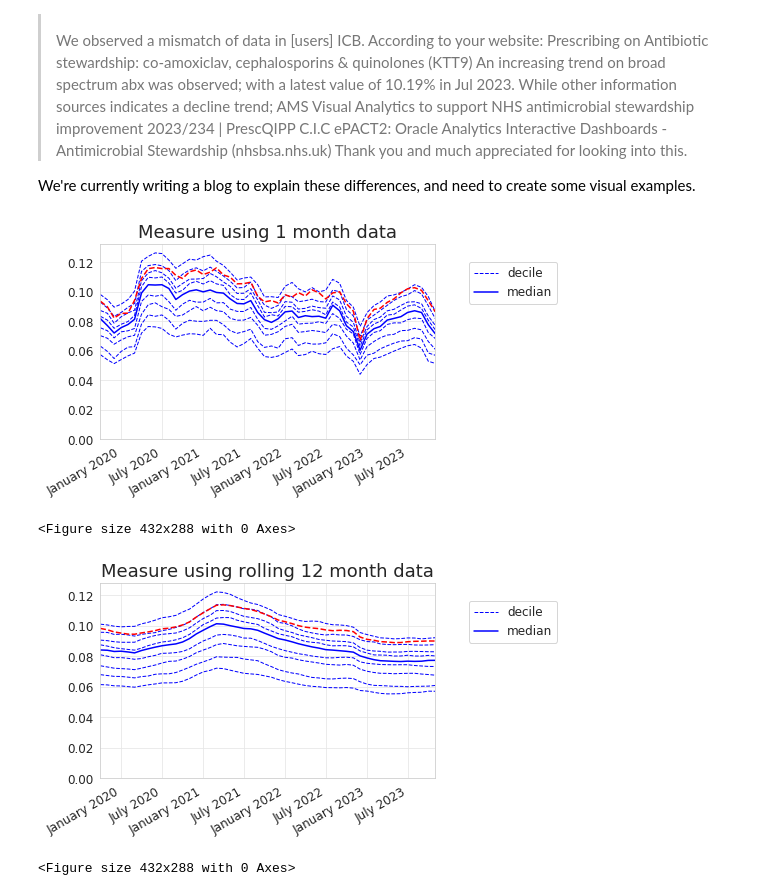
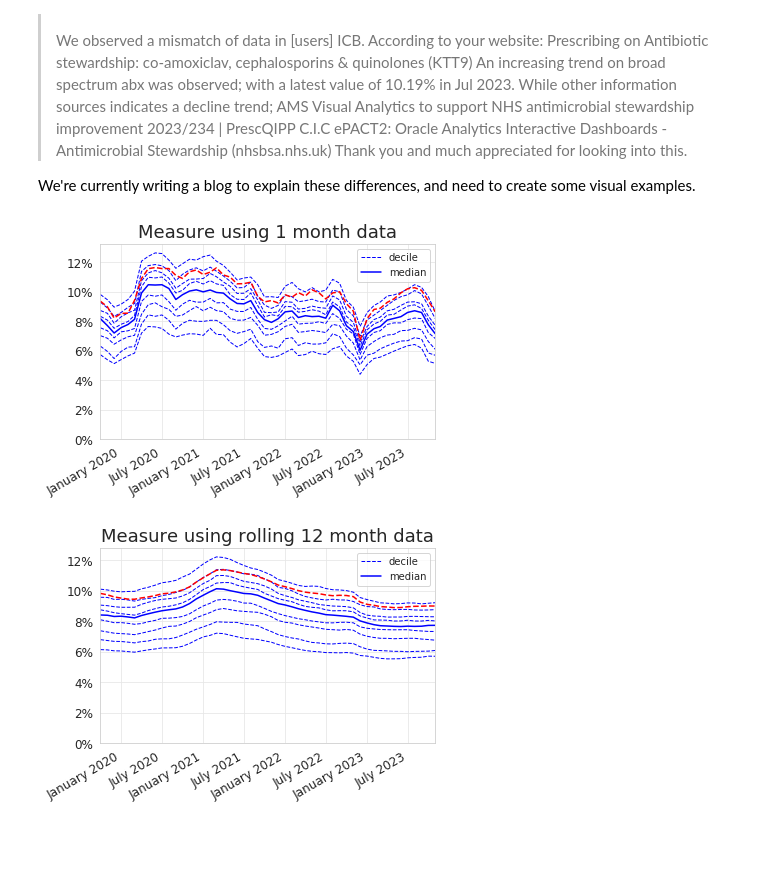
Before and after one commit to ebmdatalab/sample-12-month, a Jupyter notebook: notebooks/Measure visualisation.ipynb, the cells around one changed output. Saved outputs shown, nothing was run; the diff lists cells and outputs as text; code cells hidden in the pictures; blank space fills up the shorter version.

Commit message:
format y axis

```diff
--- a/notebooks/Measure visualisation.ipynb
+++ b/notebooks/Measure visualisation.ipynb
@@ -47,22 +48,25 @@ df = bq.cached_read(sql, csv_path=exportfile, use_cache=False)
 #filter out anything before Oct 2019, so there is always 12 months data in the rolling figure
 df = df[df['month'] >= '2019-10-01']
 # %%
+#define y axis percentage formatter
+def percentage_formatter(x, pos):
+    return f'{x:.0%}'
 #create decile chart for 1 month data using user ICB as example
 charts.deciles_chart(
         df,
         period_column='month',
         column='calc_value',
         title="Measure using 1 month data",
         show_outer_percentiles=False)
 
 #add in user ICB
 df_subject = df.loc[df['pct_id'] == '92G']
 plt.plot(df_subject['month'], df_subject['calc_value'], 'r--')
-plt.show()
-plt.savefig(os.path.join("..","1_month.png"),dpi=300) #save plot in root directory as png
+plt.gca().yaxis.set_major_formatter(FuncFormatter(percentage_formatter))
+plt.legend(loc='upper right', bbox_to_anchor=(1.0, 1.0))
+plt.savefig(os.path.join("..","1_month.png"),dpi=300, bbox_inches='tight') #save plot in root directory as png
 # %% [output]
-[figure, old version]
+[figure, new version]
-<Figure size 432x288 with 0 Axes>
 # %%
 #create decile chart for 12 month rolling data using user ICB as example
 charts.deciles_chart(
@@ -75,8 +79,8 @@ charts.deciles_chart(
 #add in user ICB
 df_subject = df.loc[df['pct_id'] == '92G']
 plt.plot(df_subject['month'], df_subject['rolling_calc_value'], 'r--')
-plt.show()
-plt.savefig(os.path.join("..","12_month.png"),dpi=300) #save plot in root directory as png
+plt.gca().yaxis.set_major_formatter(FuncFormatter(percentage_formatter))
+plt.legend(loc='upper right', bbox_to_anchor=(1.0, 1.0))
+plt.savefig(os.path.join("..","12_month.png"),dpi=300, bbox_inches='tight') #save plot in root directory as png
 # %% [output]
-[figure, old version]
+[figure, new version]
-<Figure size 432x288 with 0 Axes>
```
Also changed, not shown: parts of 1 cell of this notebook, 3 other files.
